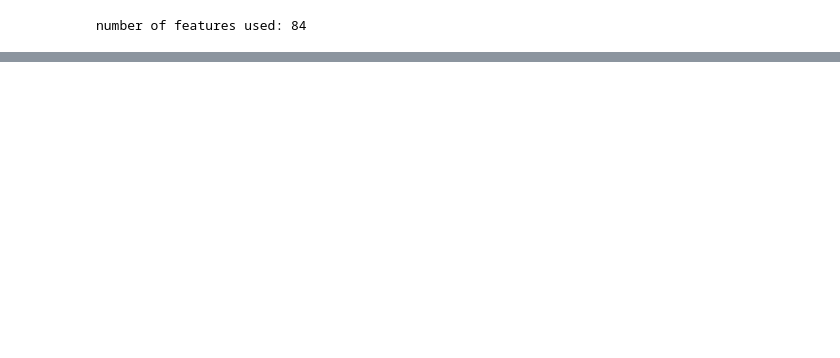
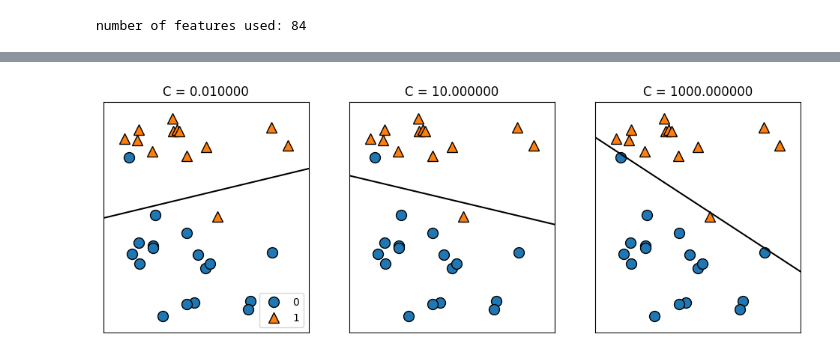
Before and after one commit to hegde-shashi/Learning, a Jupyter notebook: Machine Learning/introduction to machine learning.ipynb, the cells around one changed output, grey strips where cells are left out. Drawn from its saved outputs; the diff is of its cells as text; code cells hidden in the pictures; blank space fills up the shorter version.

Commit message:
Linear models for classification

```diff
--- a/Machine Learning/introduction to machine learning.ipynb
+++ b/Machine Learning/introduction to machine learning.ipynb
@@ -538,0 +568,4 @@ number of features used: 84
+# %%
+mglearn.plots.plot_linear_svc_regularization()
+# %% [output]
+[figure, added]
```
Also changed, not shown: parts of 19 cells of this notebook.
